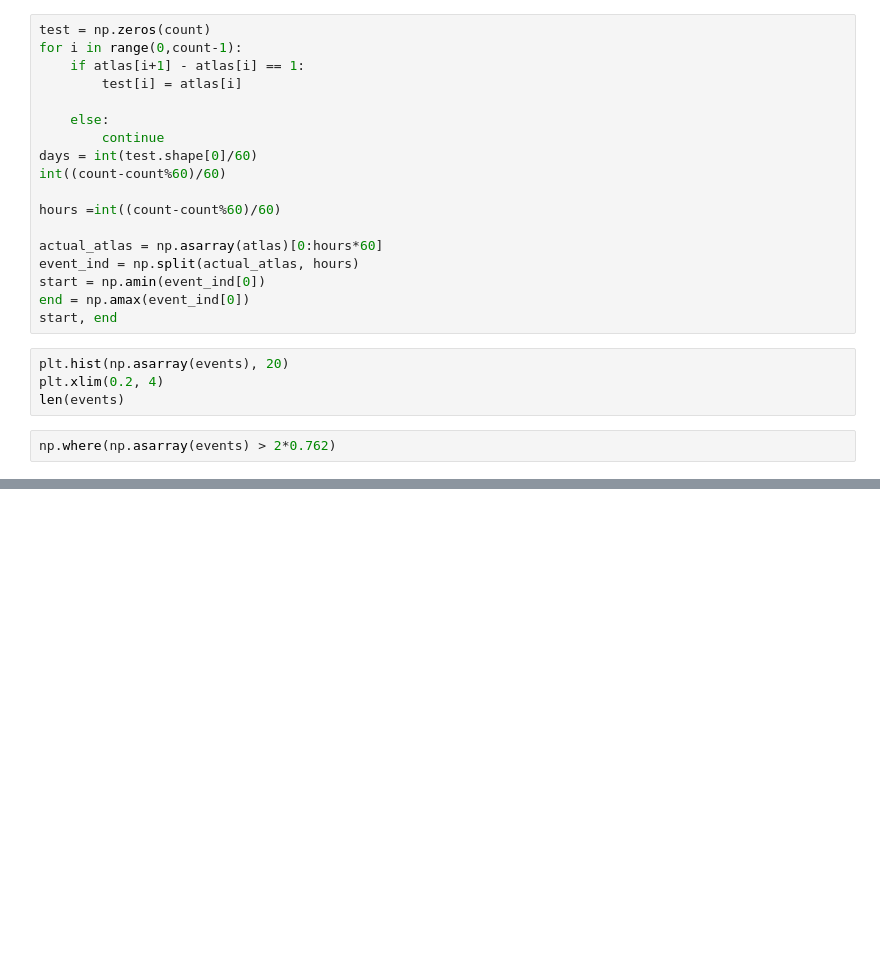
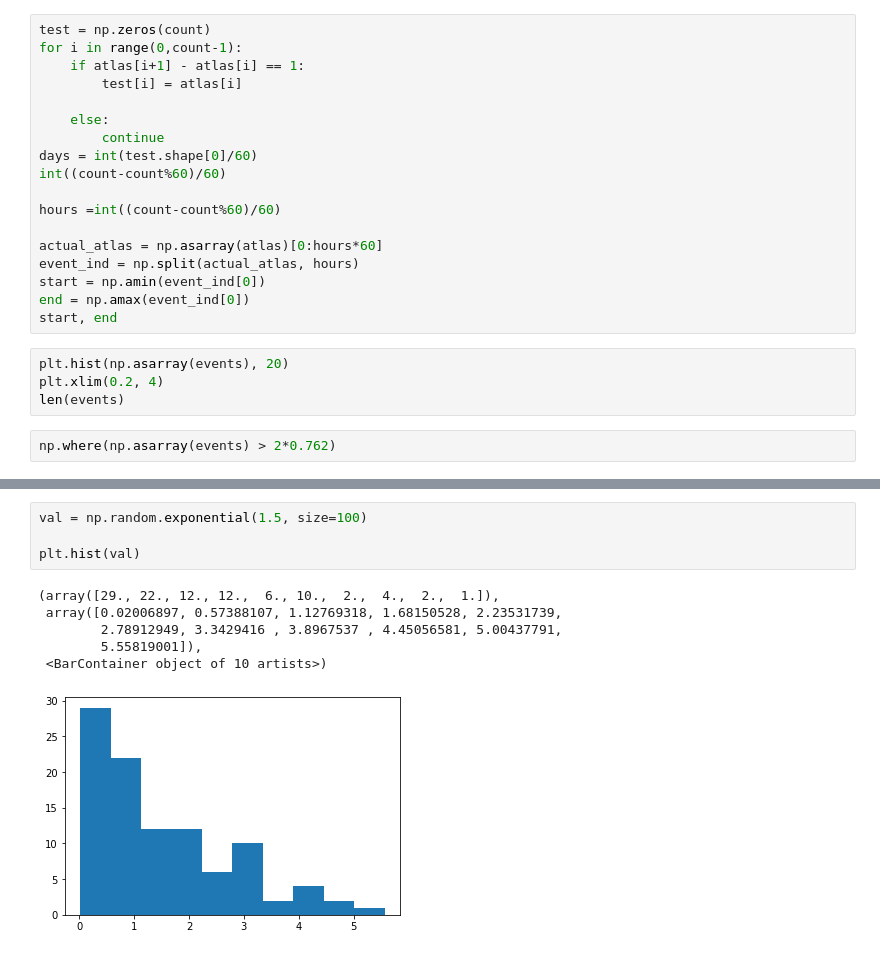
Before and after one commit to adam-bauer-34/climate-simp, a Jupyter notebook: OLLA/playground.ipynb, the cells around one changed output, grey strips where cells are left out. Cells and saved outputs as stored; diff of their text form; blank space fills up the shorter version.

```diff
--- a/OLLA/playground.ipynb
+++ b/OLLA/playground.ipynb
@@ -521,0 +729,11 @@ np.where(np.asarray(events) > 2*0.762)
+# %%
+val = np.random.exponential(1.5, size=100)
+
+plt.hist(val)
+# %% [output]
+(array([29., 22., 12., 12.,  6., 10.,  2.,  4.,  2.,  1.]),
+ array([0.02006897, 0.57388107, 1.12769318, 1.68150528, 2.23531739,
+        2.78912949, 3.3429416 , 3.8967537 , 4.45056581, 5.00437791,
+        5.55819001]),
+ <BarContainer object of 10 artists>)
+[figure, added]
```
Also changed, not shown: parts of 16 cells of this notebook, 4 other files.
